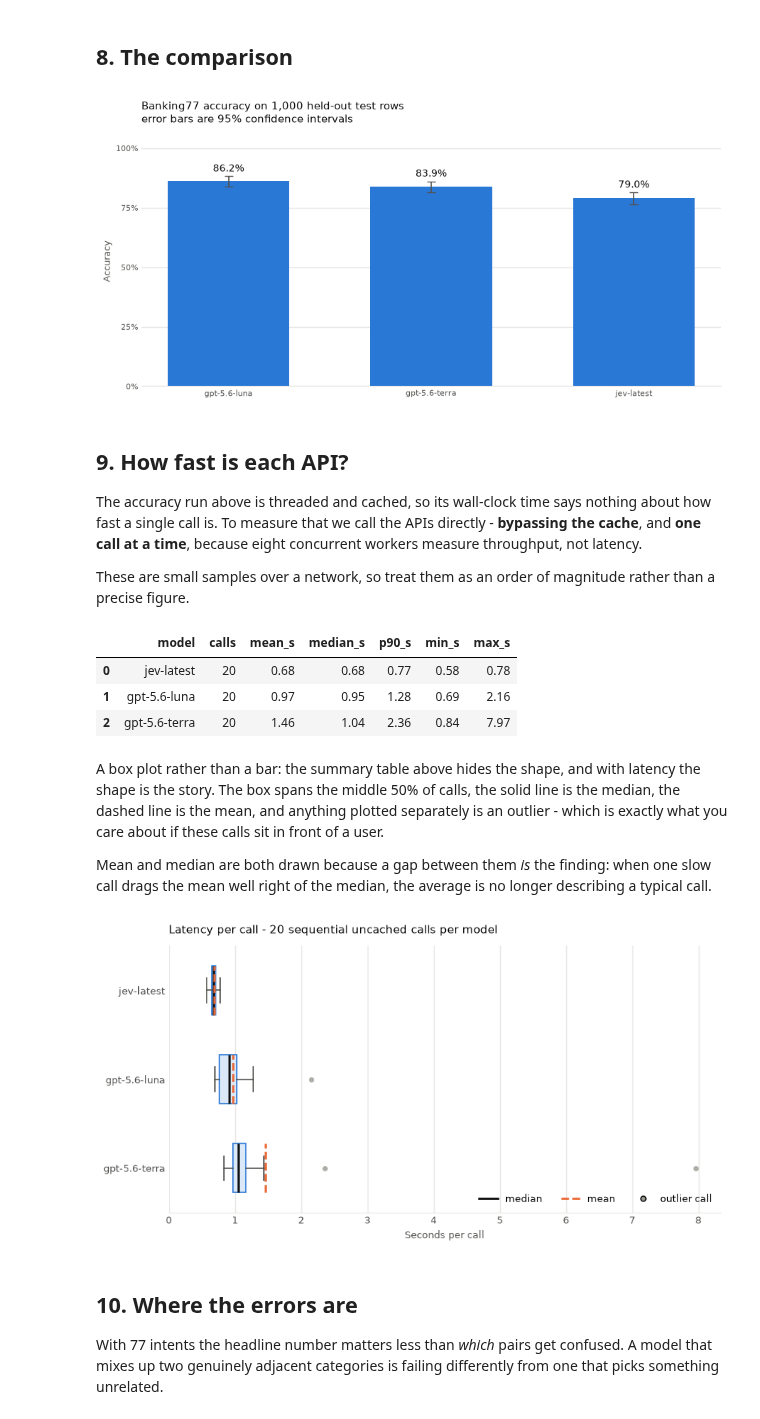
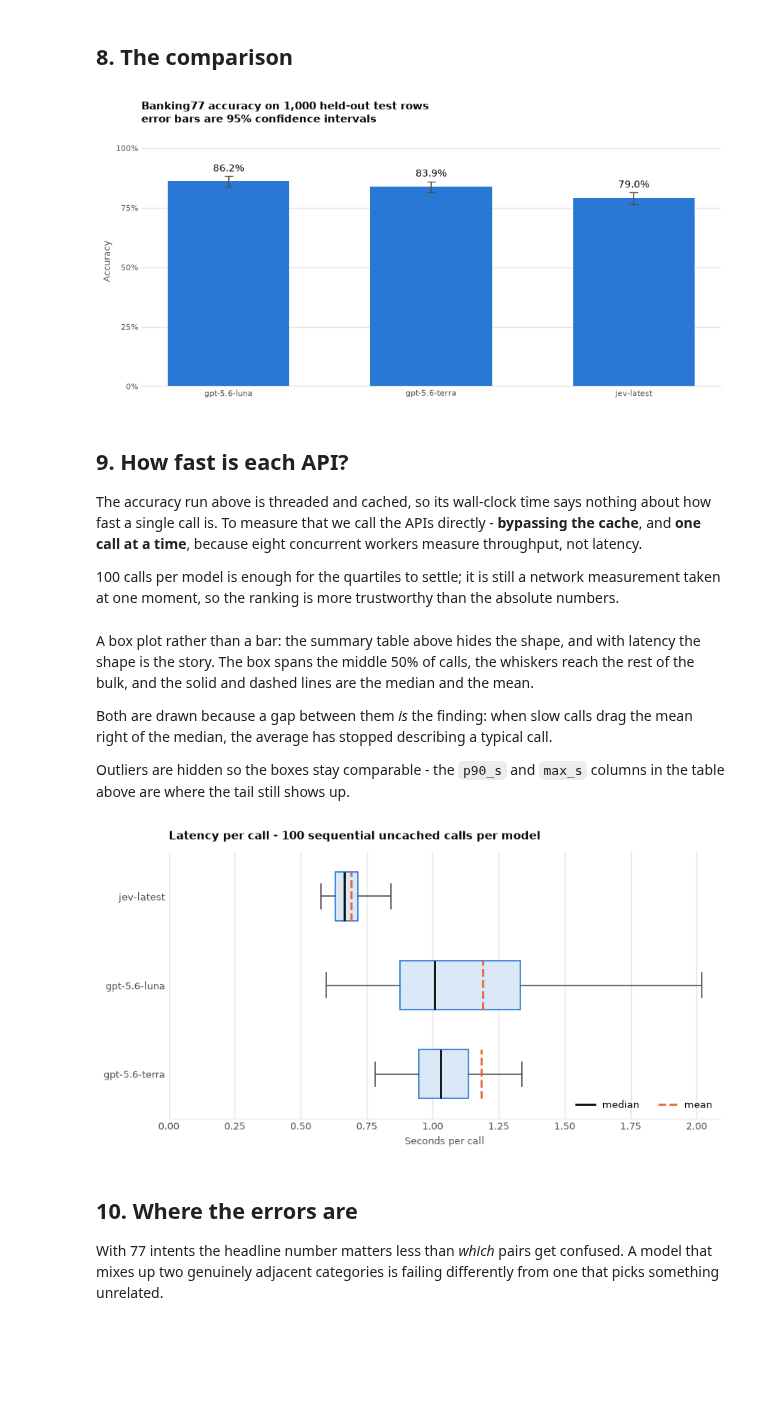
Before and after one commit to miptgirl/miptgirl_medium, a Jupyter notebook: jev/benchmark_banking77.ipynb, the cells around one changed output. Drawn from its saved outputs; the diff is of its cells as text; code cells hidden in the pictures; blank space fills up the shorter version.

```diff
--- a/jev/benchmark_banking77.ipynb
+++ b/jev/benchmark_banking77.ipynb
@@ -381,12 +381,12 @@ ax.spines["bottom"].set_color("#e6e5e1")
 ax.set_title(
     "Banking77 accuracy on 1,000 held-out test rows\n"
     "error bars are 95% confidence intervals",
-    color="#0b0b0b", fontsize=11, loc="left", pad=14,
+    color="#0b0b0b", fontsize=11, fontweight="bold", loc="left", pad=14,
 )
 fig.tight_layout()
 plt.show()
 # %% [output]
-[figure, old version]
+[figure, new version]
 # %% [markdown]
 ## 9. How fast is each API?
 
@@ -394,10 +394,10 @@ The accuracy run above is threaded and cached, so its wall-clock time says nothi
 fast a single call is. To measure that we call the APIs directly - **bypassing the cache**, and
 **one call at a time**, because eight concurrent workers measure throughput, not latency.
 
-These are small samples over a network, so treat them as an order of magnitude rather than a
-precise figure.
+100 calls per model is enough for the quartiles to settle; it is still a network measurement taken
+at one moment, so the ranking is more trustworthy than the absolute numbers.
 # %%
-SPEED_SAMPLE = 20
+SPEED_SAMPLE = 100
 
 speed_rows = []
 speed_samples = {}  # keep every measurement so we can draw the distribution
@@ -431,19 +431,16 @@ for model_name, call in MODELS.items():
 
 speed = pd.DataFrame(speed_rows).sort_values("median_s").reset_index(drop=True)
 speed
-# %% [output]
-|  | model | calls | mean_s | median_s | p90_s | min_s | max_s |
-| 0 | jev-latest | 20 | 0.68 | 0.68 | 0.77 | 0.58 | 0.78 |
-| 1 | gpt-5.6-luna | 20 | 0.97 | 0.95 | 1.28 | 0.69 | 2.16 |
-| 2 | gpt-5.6-terra | 20 | 1.46 | 1.04 | 2.36 | 0.84 | 7.97 |
 # %% [markdown]
 A box plot rather than a bar: the summary table above hides the shape, and with latency the
-shape is the story. The box spans the middle 50% of calls, the solid line is the median, the
-dashed line is the mean, and anything plotted separately is an outlier - which is exactly what
-you care about if these calls sit in front of a user.
+shape is the story. The box spans the middle 50% of calls, the whiskers reach the rest of the
+bulk, and the solid and dashed lines are the median and the mean.
 
-Mean and median are both drawn because a gap between them *is* the finding: when one slow call
-drags the mean well right of the median, the average is no longer describing a typical call.
+Both are drawn because a gap between them *is* the finding: when slow calls drag the mean right
+of the median, the average has stopped describing a typical call.
+
+Outliers are hidden so the boxes stay comparable - the `p90_s` and `max_s` columns in the table
+above are where the tail still shows up.
 # %%
 if speed_samples:
     models = list(speed.sort_values("median_s", ascending=False)["model"])
@@ -459,45 +456,40 @@ if speed_samples:
         patch_artist=True,
         showmeans=True,
         meanline=True,
+        showfliers=False,
         boxprops={"facecolor": "#dbe8f7", "edgecolor": "#2a78d6", "linewidth": 1.2},
         medianprops={"color": "#0b0b0b", "linewidth": 2},
         meanprops={"color": "#eb6834", "linewidth": 2, "linestyle": "--"},
         whiskerprops={"color": "#52514e", "linewidth": 1.2},
         capprops={"color": "#52514e", "linewidth": 1.2},
-        flierprops={
-            "marker": "o", "markersize": 5, "markerfacecolor": "#9a9992",
-            "markeredgecolor": "none", "alpha": 0.8,
-        },
     )
 
     ax.legend(
         handles=[
             Line2D([0], [0], color="#0b0b0b", linewidth=2, label="median"),
             Line2D([0], [0], color="#eb6834", linewidth=2, linestyle="--", label="mean"),
-            Line2D([0], [0], marker="o", color="none", markerfacecolor="#9a9992",
-                   markersize=5, label="outlier call"),
         ],
-        frameon=False, fontsize=9, loc="lower right", ncol=3,
+        frameon=False, fontsize=9, loc="lower right", ncol=2,
     )
 
     ax.set_xlabel("Seconds per call", color="#52514e", fontsize=9)
     ax.set_xlim(left=0)
     ax.xaxis.grid(True, color="#e6e5e1", linewidth=1)
     ax.set_axisbelow(True)
     ax.tick_params(colors="#52514e", labelsize=9, length=0)
     for side in ("top", "right", "left"):
         ax.spines[side].set_visible(False)
     ax.spines["bottom"].set_color("#e6e5e1")
     ax.set_title(
         f"Latency per call - {SPEED_SAMPLE} sequential uncached calls per model",
-        color="#0b0b0b", fontsize=11, loc="left", pad=12,
+        color="#0b0b0b", fontsize=11, fontweight="bold", loc="left", pad=12,
     )
     fig.tight_layout()
     plt.show()
 else:
     print("No latency measurements to plot.")
 # %% [output]
-[figure, old version]
+[figure, new version]
 # %% [markdown]
 ## 10. Where the errors are
 
```
Also changed, not shown: parts of 1 cell of this notebook, 2 other files.
